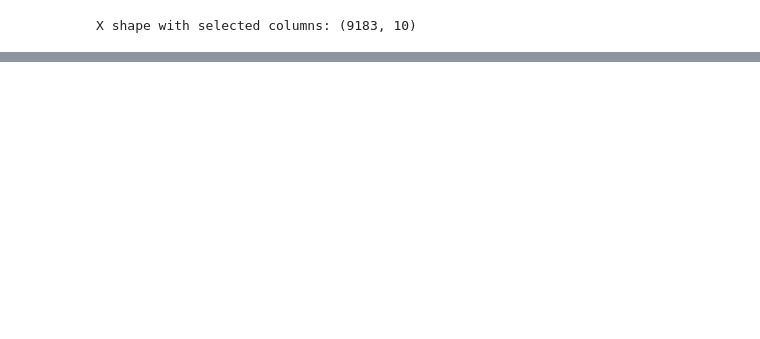
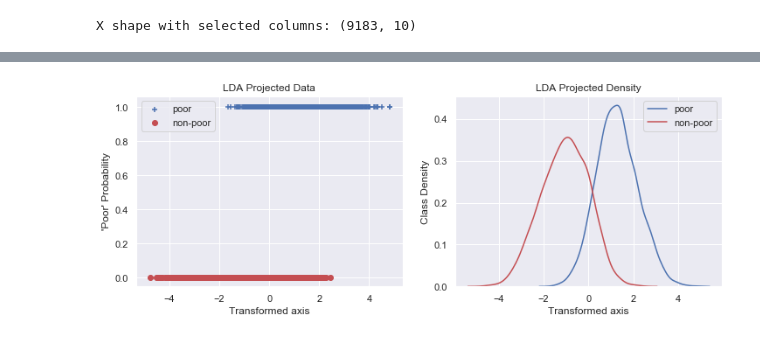
Before and after one commit to mikep67/mkp_code, a Jupyter notebook: Institute of Data Course/Project 3/notebooks/1.0 LinearDiscriminationMWI.ipynb, the cells around one changed output, grey strips where cells are left out. Saved outputs shown, nothing was run; the diff lists cells and outputs as text; code cells hidden in the pictures; blank space fills up the shorter version.

Commit message:
Project 3 Updates 9/6/2020

```diff
--- a/Institute of Data Course/Project 3/notebooks/1.0 LinearDiscriminationMWI.ipynb
+++ b/Institute of Data Course/Project 3/notebooks/1.0 LinearDiscriminationMWI.ipynb
@@ -243,3 +221,0 @@ TypeError: auc() got an unexpected keyword argument 'reorder'
-# %%
-# Split the dataset
-X_train, X_test, y_train, y_test = train_test_split(X, y, random_state=1)
@@ -247,0 +241,24 @@ NameError: name 'X' is not defined
+# %%
+X_lda = model.transform(X_train)
+
+# mask = (y_train == 1)
+
+mask = y_train.to_numpy()
+
+fig, axes = plt.subplots(1,2, figsize=(12,4))
+axes[0].scatter(X_lda[mask], y_train[mask], color='b', marker='+', label='poor')
+axes[0].scatter(X_lda[~mask], y_train[~mask], color='r', marker='o', label='non-poor')
+axes[0].set_title('LDA Projected Data')
+axes[0].set_xlabel('Transformed axis')
+axes[0].set_ylabel('\'Poor\' Probability')
+axes[0].legend()
+
+sns.kdeplot(np.ravel(X_lda[mask]), color='b', ax=axes[1], label='poor')
+sns.kdeplot(np.ravel(X_lda[~mask]), color='r', ax=axes[1], label='non-poor')
+axes[1].set_title('LDA Projected Density')
+axes[1].set_xlabel('Transformed axis')
+axes[1].set_ylabel('Class Density')
+axes[1].legend()
+plt.show()
+# %% [output]
+[figure, added]
```
Also changed, not shown: parts of 21 cells of this notebook, 14 other files.
